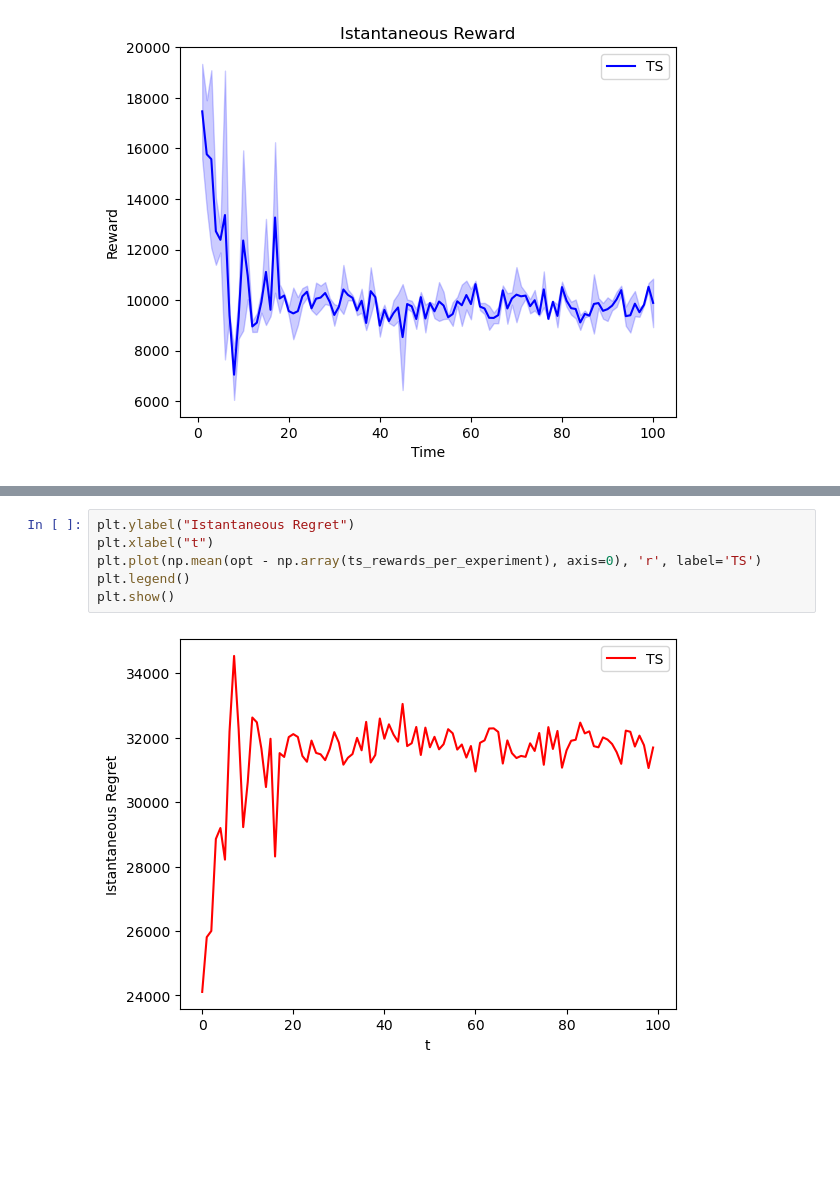
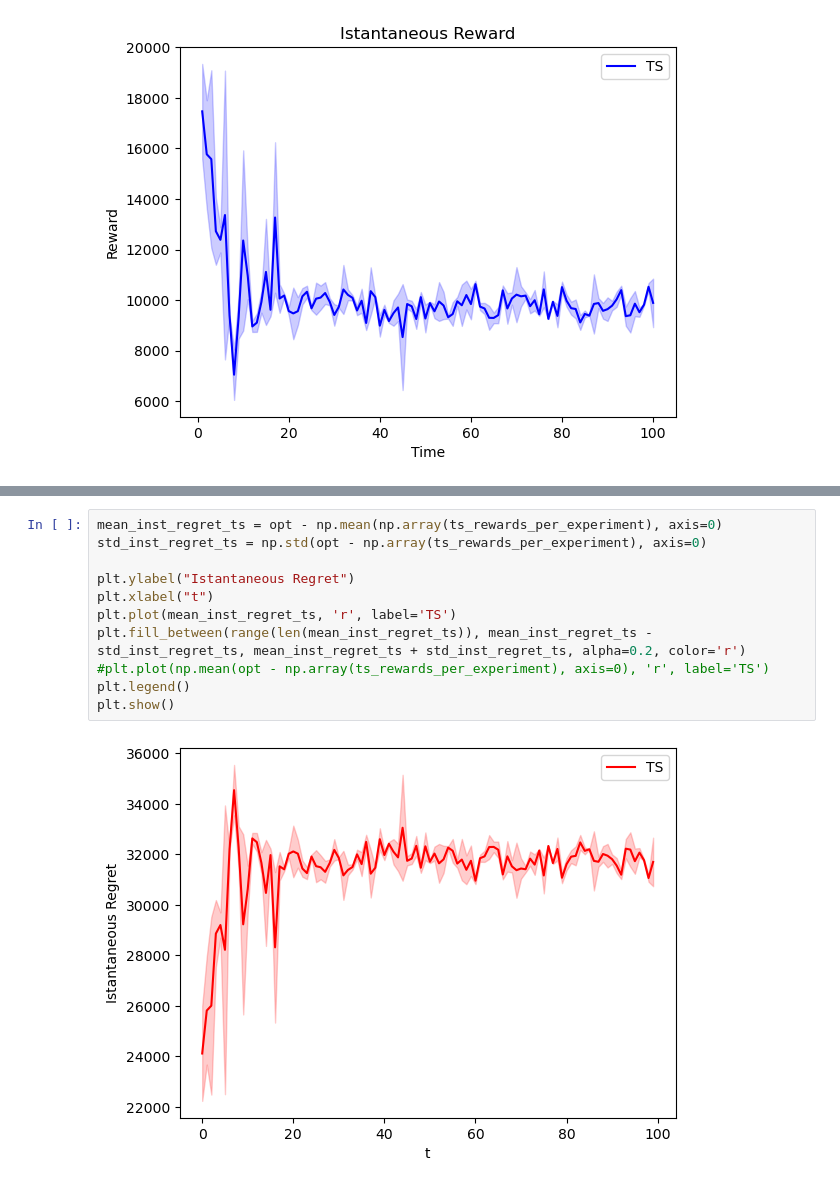
Before and after one commit to MatteoPancini/Online-Pricing-and-Advertising-Optimization-Project, a Jupyter notebook: Project-Pricing-Advertising-2022-2023/4_Contexts_and_their_generation Scenario1.ipynb, the cells around one changed output, grey strips where cells are left out. Saved outputs shown, nothing was run; the diff lists cells and outputs as text; blank space fills up the shorter version.

```diff
--- a/Project-Pricing-Advertising-2022-2023/4_Contexts_and_their_generation Scenario1.ipynb
+++ b/Project-Pricing-Advertising-2022-2023/4_Contexts_and_their_generation Scenario1.ipynb
@@ -138,9 +142,14 @@ plt.show()
 [figure]
 # %%
+mean_inst_regret_ts = opt - np.mean(np.array(ts_rewards_per_experiment), axis=0)
+std_inst_regret_ts = np.std(opt - np.array(ts_rewards_per_experiment), axis=0)
+
 plt.ylabel("Istantaneous Regret")
 plt.xlabel("t")
-plt.plot(np.mean(opt - np.array(ts_rewards_per_experiment), axis=0), 'r', label='TS')
+plt.plot(mean_inst_regret_ts, 'r', label='TS')
+plt.fill_between(range(len(mean_inst_regret_ts)), mean_inst_regret_ts - std_inst_regret_ts, mean_inst_regret_ts + std_inst_regret_ts, alpha=0.2, color='r')
+#plt.plot(np.mean(opt - np.array(ts_rewards_per_experiment), axis=0), 'r', label='TS')
 plt.legend()
 plt.show()
 # %% [output]
-[figure, old version]
+[figure, new version]
```
Also changed, not shown: parts of 2 cells of this notebook.
